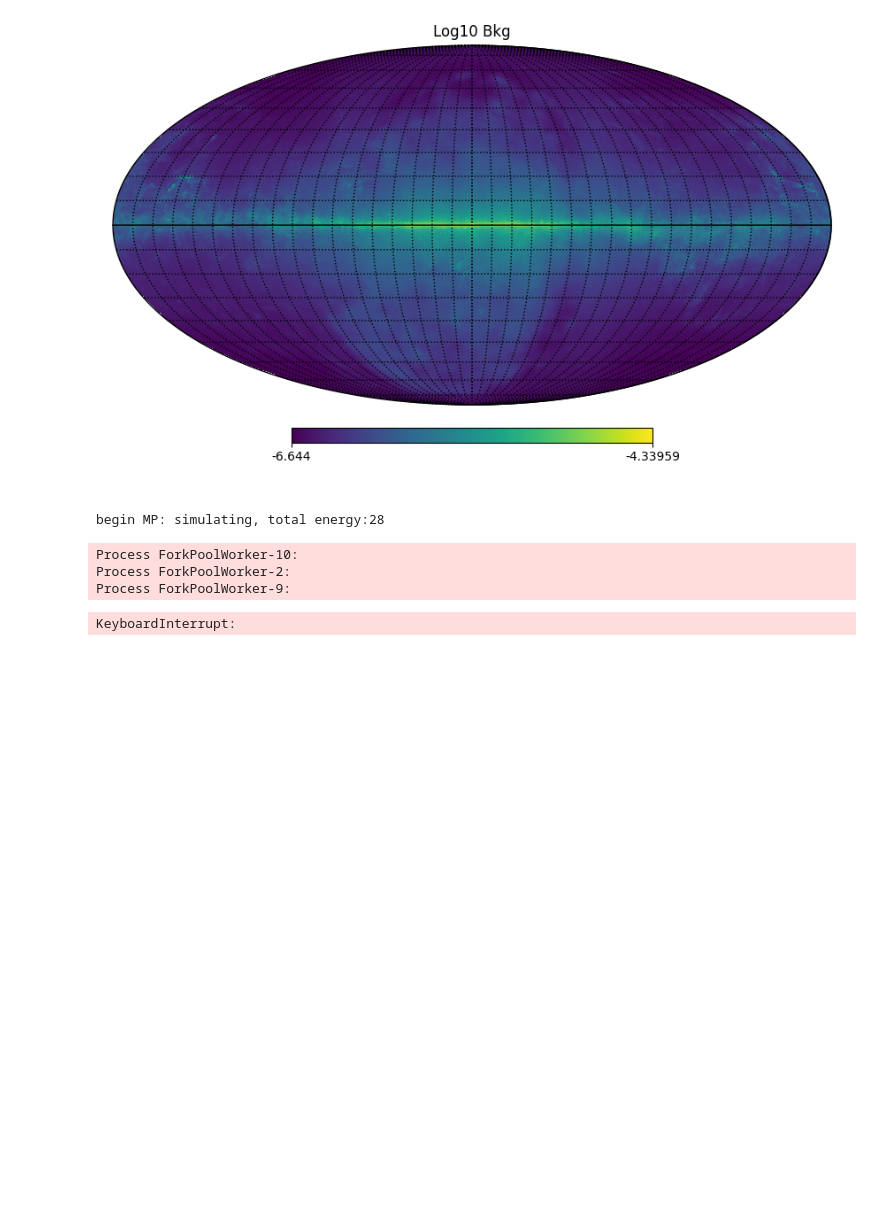
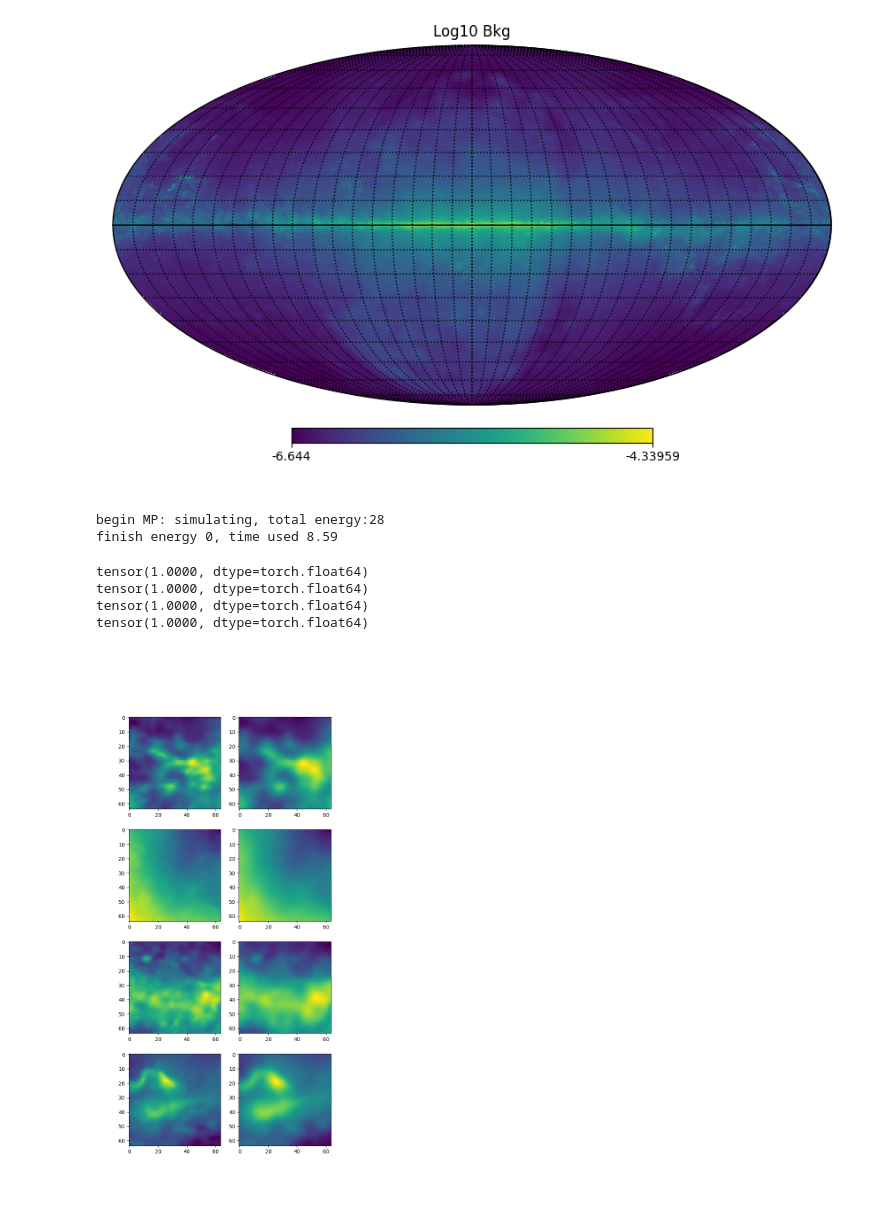
Before and after one commit to Eduard-2001/SimulateGammaRaySource, a Jupyter notebook: Simulation/Simulation_randPSF_bin_first.ipynb, the cells around one changed output. Drawn from its saved outputs; the diff is of its cells as text; code cells hidden in the pictures; blank space fills up the shorter version.

Commit message:
debug of jsdivergence

```diff
--- a/Simulation/Simulation_randPSF_bin_first.ipynb
+++ b/Simulation/Simulation_randPSF_bin_first.ipynb
@@ -21,8 +21,8 @@ xsize = 320 #卷积前的图像尺寸，每像素对应尺度为 2*radius/xsize,
 radius = 3.2 #图像半径， 可以修改至6.4,这样最后出来的图宽度为128
 pixelwidth = radius*2/xsize
 display(Latex('Pixel Width: $%.2f ^ \\circ/\\mathrm{pixel}$'%pixelwidth))
-nfigure = 28*1000 #生成多少张训练图像（有28个能量段）
-singleE=False
+nfigure = 5#28*1000 #生成多少张训练图像（有28个能量段）
+singleE=True
 
 def fdcenter(energy_idx):
     ra_center = np.array([])
@@ -180,24 +180,27 @@ for eidx in range(int(energy_idx.max())+1):
 res = np.array(res,dtype= object)
 # %% [output]
 begin MP: simulating, total energy:28
+finish energy 0, time used 8.59
-Process ForkPoolWorker-10:
-Process ForkPoolWorker-2:
-Process ForkPoolWorker-9:
-KeyboardInterrupt:
 # %%
-def jsdiv(img1, img2):
-    img1 = img1#.unsqueeze(0).unsqueeze(0)
-    img2 = img2#.unsqueeze(0).unsqueeze(0)
-    img1 = img1/img1.sum()
-    img2 = img2/img2.sum() # normalized to 1, as js divergence applies for probability distributions.
-                            # img now could be understood as the probability distribution of a single photon in the sky.
-    ks12 = np.sum(img1*np.log(img1/img2))
-    ks21 = np.sum(img2*np.log(img2/img1))
-    return 1-(ks12+ks21)/2
+import torch
+import torch.nn.functional as F
+import os
+os.sys.path.append('../codes/function/')
+from jsdiv import jsdiv
+
+
 
 a = 0
 fig,ax = plt.subplots(4,2,figsize = (7,15))
 for a in range(4):
     ax[a][0].imshow(np.log10(res[a][0]))
     ax[a][1].imshow(np.log10(res[a][1]))
-    print(jsdiv(res[a][0],res[a][1]))
+    hres = torch.tensor(res[a][0]).reshape(1,1,64,64)
+    lres = torch.tensor(res[a][1]).reshape(1,1,64,64)
+    print(jsdiv(hres,lres))
+# %% [output]
+tensor(1.0000, dtype=torch.float64)
+tensor(1.0000, dtype=torch.float64)
+tensor(1.0000, dtype=torch.float64)
+tensor(1.0000, dtype=torch.float64)
+[figure, added]
```
Also changed, not shown: parts of 3 cells of this notebook, 3 other files.
